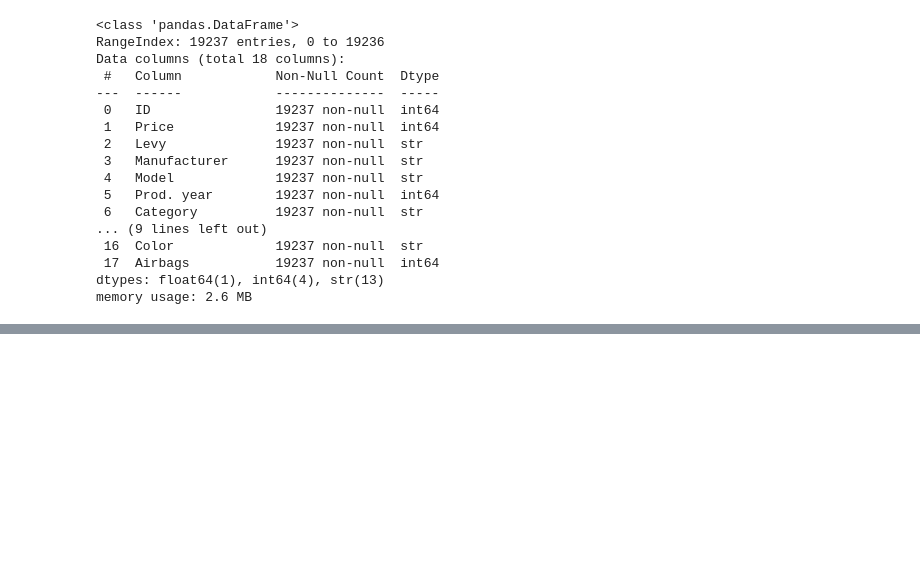
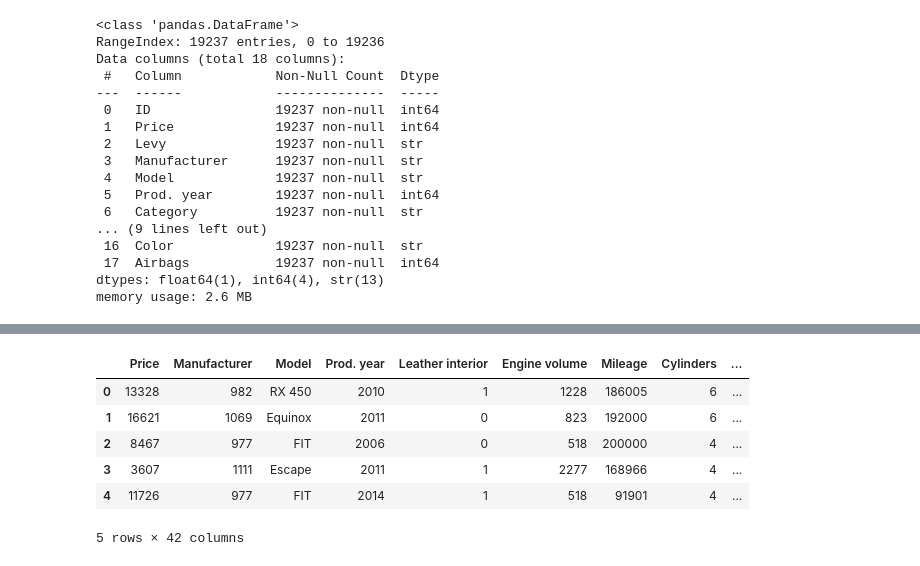
Before and after one commit to zahmedy/ML_Notesbooks, a Jupyter notebook: car_price_predicate.ipynb, the cells around one changed output, grey strips where cells are left out. Saved outputs shown, nothing was run; the diff lists cells and outputs as text; code cells hidden in the pictures; blank space fills up the shorter version.

```diff
--- a/car_price_predicate.ipynb
+++ b/car_price_predicate.ipynb
@@ -101,0 +421,2 @@ KeyError: "['Leavy'] not found in axis"
+# %%
+df['Leather interior'] = df['Leather interior'].map({'Yes': 1, 'No': 0})
@@ -101,0 +443,14 @@ KeyError: "['Leavy'] not found in axis"
+# %%
+df['Engine volume'] = df['Engine volume'].map(df['Engine volume'].value_counts())
+# %%
+df['Manufacturer'] = df['Manufacturer'].map(df['Manufacturer'].value_counts())
+# %%
+df.head()
+# %% [output]
+|  | Price | Manufacturer | Model | Prod. year | Leather interior | Engine volume | Mileage | Cylinders | ... |
+| 0 | 13328 | 982 | RX 450 | 2010 | 1 | 1228 | 186005 | 6 | ... |
+| 1 | 16621 | 1069 | Equinox | 2011 | 0 | 823 | 192000 | 6 | ... |
+| 2 | 8467 | 977 | FIT | 2006 | 0 | 518 | 200000 | 4 | ... |
+| 3 | 3607 | 1111 | Escape | 2011 | 1 | 2277 | 168966 | 4 | ... |
+| 4 | 11726 | 977 | FIT | 2014 | 1 | 518 | 91901 | 4 | ... |
+5 rows × 42 columns
```
Also changed, not shown: parts of 41 cells of this notebook.
